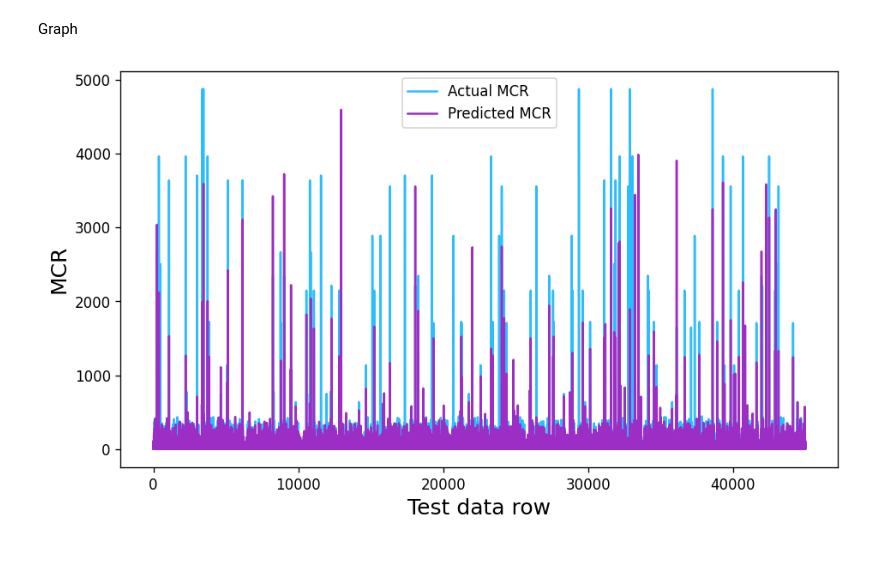
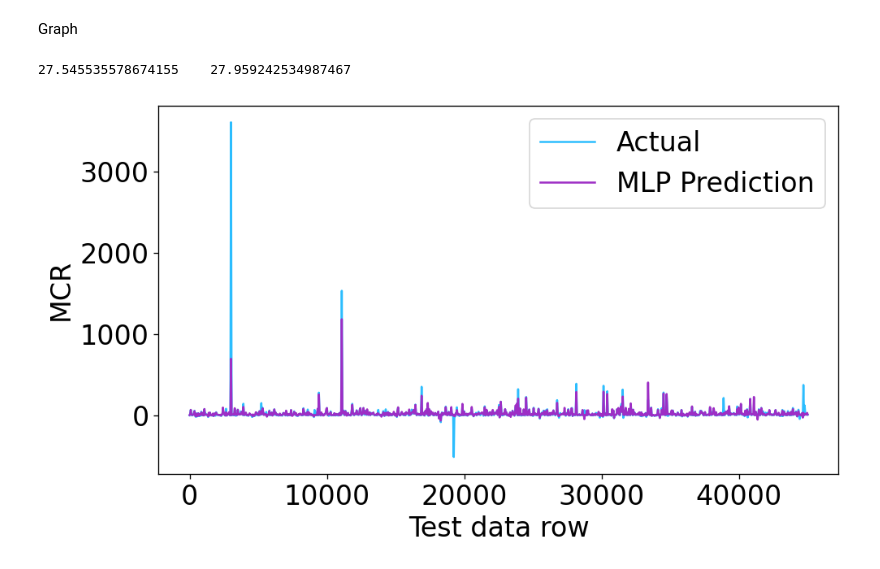
Before and after one commit to SiNa88/clusterdata-prediction, a Jupyter notebook: cluster-trace-microservices-v2021/microservice-prediction/mlp_mcr.ipynb, the cells around one changed output. Cells and saved outputs as stored; diff of their text form; code cells hidden in the pictures.

```diff
--- a/cluster-trace-microservices-v2021/microservice-prediction/mlp_mcr.ipynb
+++ b/cluster-trace-microservices-v2021/microservice-prediction/mlp_mcr.ipynb
@@ -15,6 +13,7 @@ Data
 import pandas as pd
 import numpy as np
 
+file = r'dataset-mcr-rt-180000.csv'
 df = pd.read_csv(file)
 
 # dataset
@@ -131,12 +132,26 @@ MAE :  10.95049124933217
 # %% [markdown]
 Graph
 # %%
+from scipy.interpolate import make_interp_spline
+
+print(np.mean(Y_predict), "  ", np.mean(Y_test))
 plt.figure(figsize=(9, 5), dpi=120)
-plt.plot(Y_test, label='Actual MCR', color="#2CBDFE")
-plt.plot(Y_predict, label='Predicted MCR', color="#9D2EC5")
-plt.ylabel('MCR', fontsize=15)
-plt.xlabel('Test data row', fontsize=15)
-plt.legend()
+X_Y_Spline = make_interp_spline(np.arange(44999), Y_test)
+# Returns evenly spaced numbers
+# over a specified interval.
+X_ = np.linspace(np.arange(44999).min(), np.arange(44999).max(), 1000)
+Y_ = X_Y_Spline(X_)
+
+plt.plot(X_,Y_, label='Actual', color="#2CBDFE")
+X_Y_Spline = make_interp_spline(np.arange(44999), Y_predict)
+X_ = np.linspace(np.arange(44999).min(), np.arange(44999).max(), 1000)
+Y_ = X_Y_Spline(X_)
+plt.plot(X_,Y_,  label='MLP Prediction',color="#9D2EC5")
+plt.subplot().tick_params(labelsize=20)
+plt.ylabel('MCR', fontsize=20)
+plt.xlabel('Test data row', fontsize=20)
+plt.legend(fontsize=20)
 plt.show()
 # %% [output]
+27.545535578674155    27.959242534987467
-[figure, old version]
+[figure, new version]
```
Also changed, not shown: parts of 6 cells of this notebook, 1 other file.
